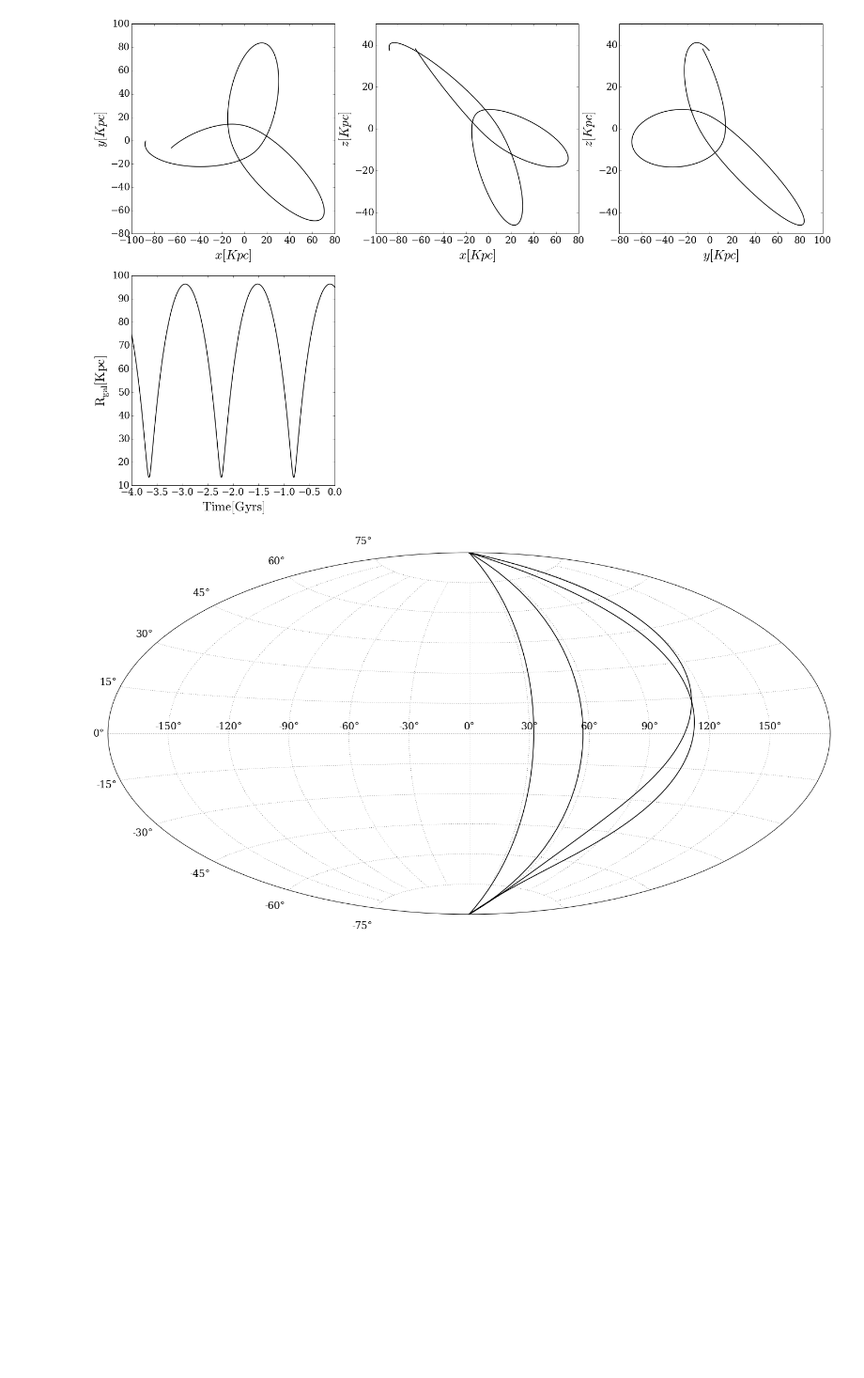
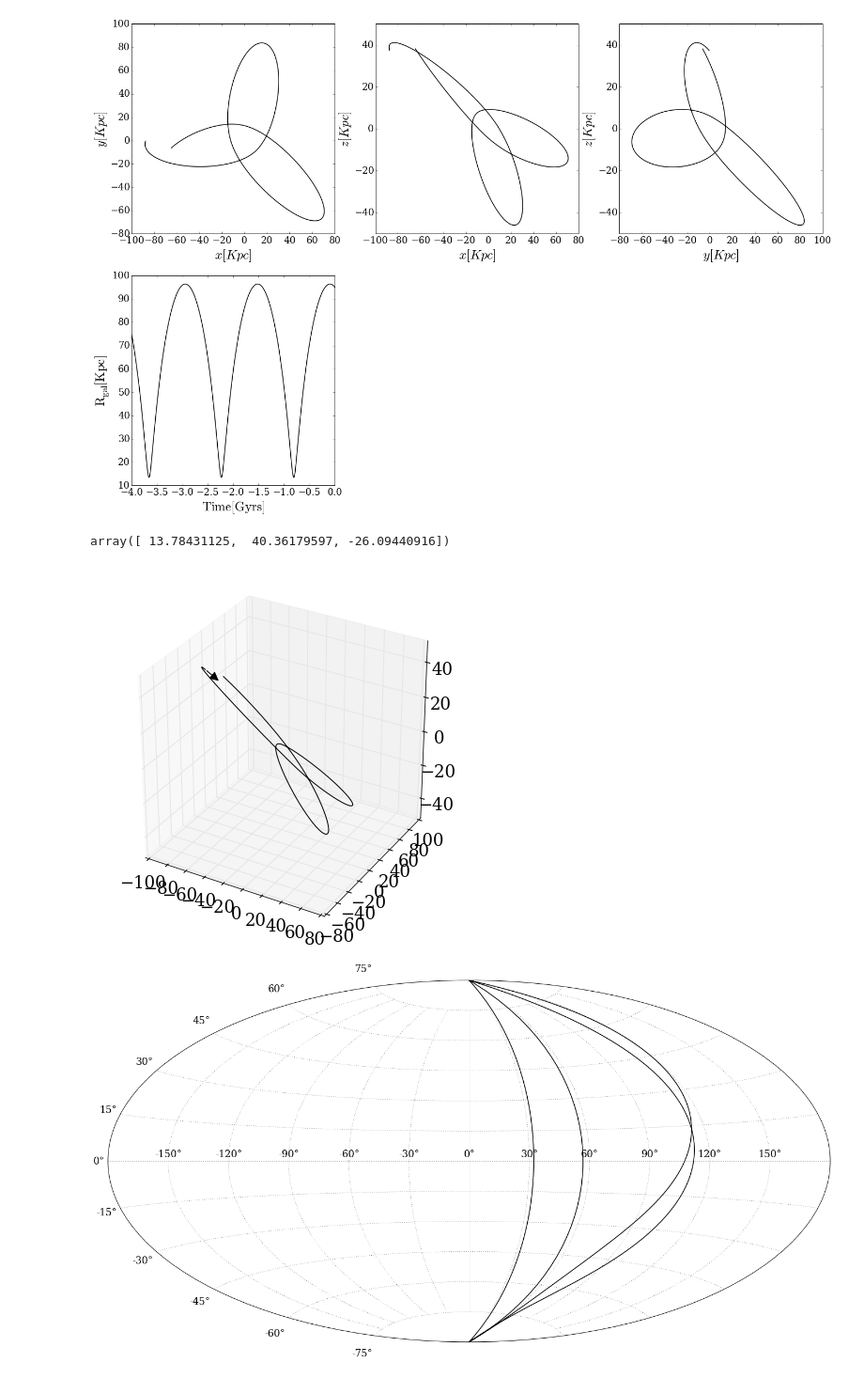
Before and after one commit to jngaravitoc/test_orbits, a Jupyter notebook: exploratory_code/orbits_MW.ipynb, the cells around one changed output. Shown at 94% size. Saved outputs shown, nothing was run; the diff lists cells and outputs as text; code cells hidden in the pictures; blank space fills up the shorter version.

```diff
--- a/exploratory_code/orbits_MW.ipynb
+++ b/exploratory_code/orbits_MW.ipynb
@@ -80,6 +107,35 @@ orbit_plots(t, posNGC_sphMW)
 savefig('2419_MW_sph.pdf', bbox_inches='tight', dpi=300)
 # %% [output]
 [figure]
+# %%
+from mpl_toolkits.mplot3d import proj3d
+from matplotlib.patches import FancyArrowPatch
+
+class Arrow3D(FancyArrowPatch):
+    def __init__(self, xs, ys, zs, *args, **kwargs):
+        FancyArrowPatch.__init__(self, (0,0), (0,0), *args, **kwargs)
+        self._verts3d = xs, ys, zs
+
+    def draw(self, renderer):
+        xs3d, ys3d, zs3d = self._verts3d
+        xs, ys, zs = proj3d.proj_transform(xs3d, ys3d, zs3d, renderer.M)
+        self.set_positions((xs[0],ys[0]),(xs[1],ys[1]))
+        FancyArrowPatch.draw(self, renderer)
+# %%
+vel_NGC_ar = np.array([vel_NGC2419[0], vel_NGC2419[1], vel_NGC2419[2]])
+vel_NGC_ar_normed = vel_NGC_ar/norm(vel_NGC_ar)*50
+vel_NGC_ar_normed
+# %% [output]
+array([ 13.78431125,  40.36179597, -26.09440916])
+# %%
+fig = plt.figure(figsize=(7, 7))
+ax = fig.add_subplot(111, projection='3d')
+ax.plot(posNGC_sphMW[:,0], posNGC_sphMW[:,1], posNGC_sphMW[:,2], c='k')
+ax.add_artist(a)
+a=Arrow3D([pos_NGC2419[0],pos_NGC2419[0]+vel_NGC_ar_normed[0]],[pos_NGC2419[1], pos_NGC2419[1]+vel_NGC_ar_normed[1]]
+          ,[pos_NGC2419[2], pos_NGC2419[2]+vel_NGC_ar_normed[2]], mutation_scale=20, lw=1, arrowstyle="-|>", color="k")
+# %% [output]
+[figure, added]
 # %%
 r_sun = [-8.299, 0.0, 0.027]
 aitoff_projection(posNGC_sphMW[:,0]-r_sun[0], posNGC_sphMW[:,1]-r_sun[1], posNGC_sphMW[:,2]-r_sun[2])
```
Also changed, not shown: parts of 7 cells of this notebook.
